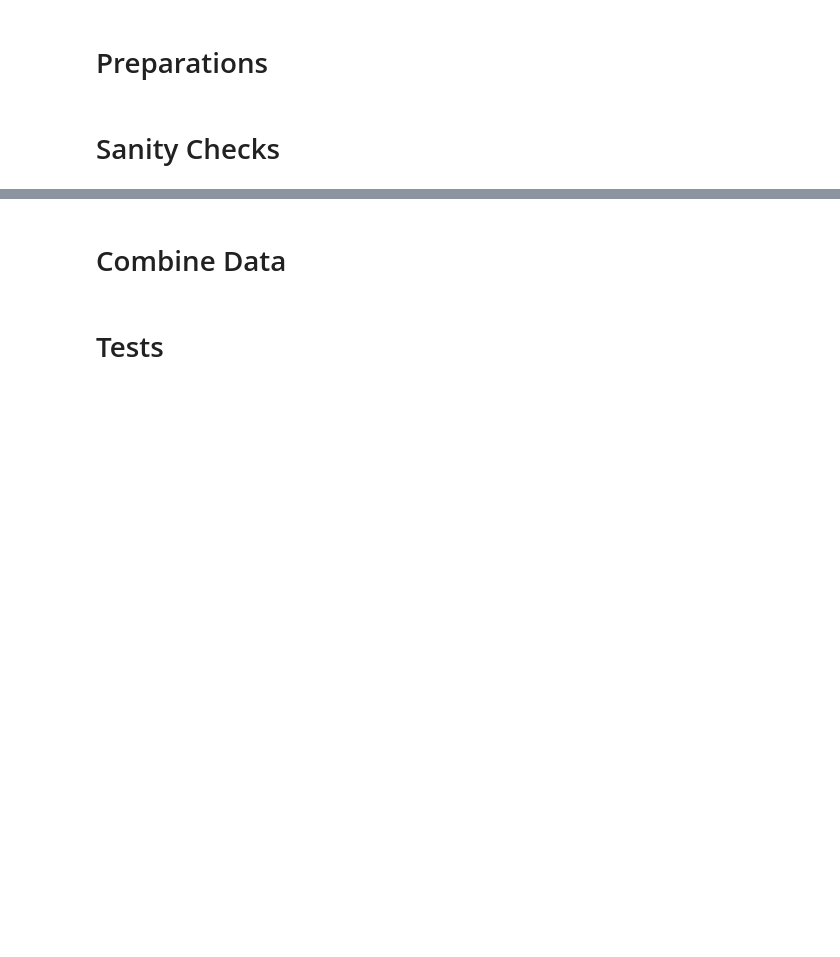
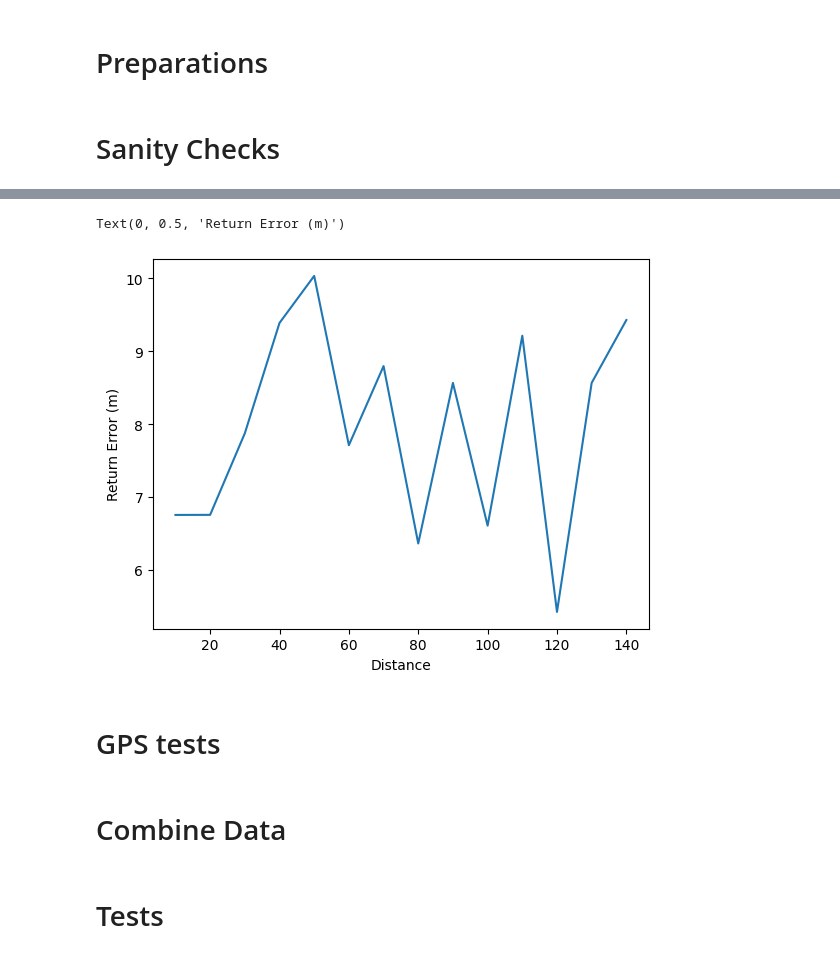
Before and after one commit to wstevick/SH-drone-sampling, a Jupyter notebook: analysis.ipynb, the cells around one changed output, grey strips where cells are left out. Drawn from its saved outputs; the diff is of its cells as text; code cells hidden in the pictures; blank space fills up the shorter version.

```diff
--- a/analysis.ipynb
+++ b/analysis.ipynb
@@ -82,4 +84,11 @@ plt.legend(title=False);
 # %%
-below_samples.query('distance < 150').groupby('distance').apply(lambda g: distance.distance(*g[['lat', 'lon']].values).meters).plot();
-plt.xlabel('Distance')
-plt.ylabel('Return Error (m)')
+below_samples.query("distance < 150").groupby("distance").apply(
+    lambda g: distance.distance(*g[["lat", "lon"]].values).meters
+).plot()
+plt.xlabel("Distance")
+plt.ylabel("Return Error (m)")
+# %% [output]
+Text(0, 0.5, 'Return Error (m)')
+[figure, added]
+# %% [markdown]
+# GPS tests
```
Also changed, not shown: parts of 37 cells of this notebook, 3 other files.
